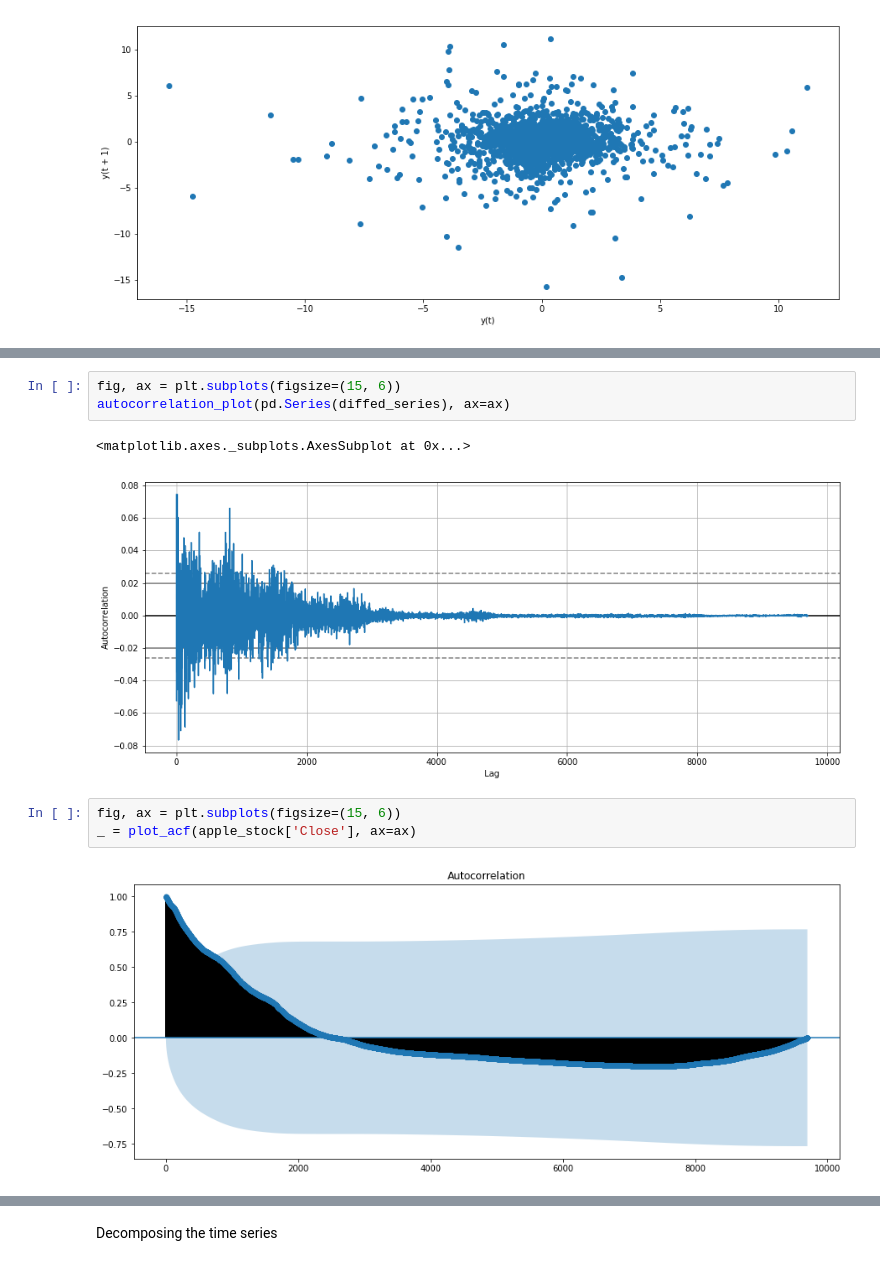
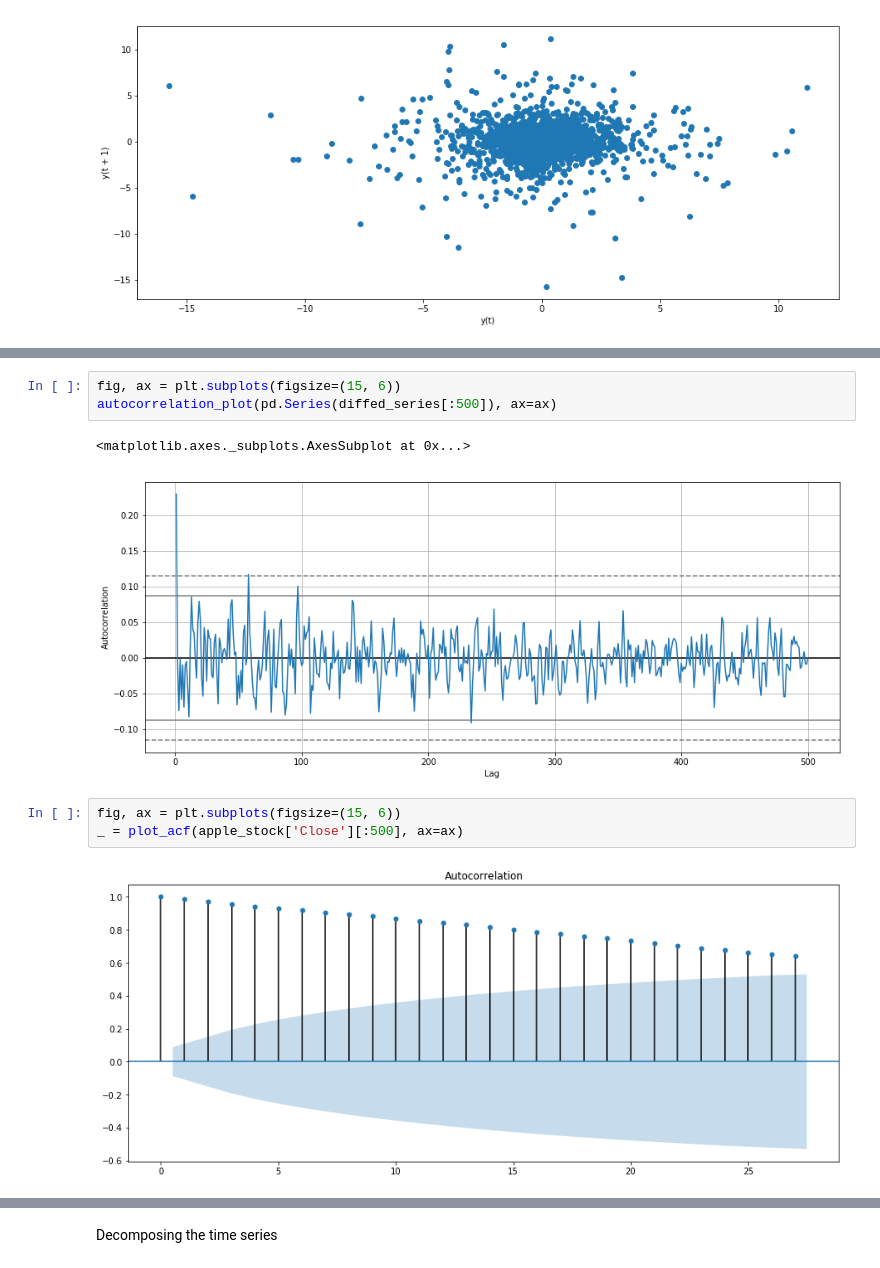
Before and after one commit to jscriptcoder/Capstone-Project-Udacity, a Jupyter notebook: notebooks/stationarity.ipynb, the cells around one changed output, grey strips where cells are left out. Saved outputs shown, nothing was run; the diff lists cells and outputs as text.

```diff
--- a/notebooks/stationarity.ipynb
+++ b/notebooks/stationarity.ipynb
@@ -135,13 +198,13 @@ autocorrelation_plot(apple_stock['Close'], ax=ax)
 # %%
 fig, ax = plt.subplots(figsize=(15, 6))
-autocorrelation_plot(pd.Series(diffed_series), ax=ax)
+autocorrelation_plot(pd.Series(diffed_series[:500]), ax=ax)
 # %% [output]
 <matplotlib.axes._subplots.AxesSubplot at 0x...>
-[figure, old version]
+[figure, new version]
 # %%
 fig, ax = plt.subplots(figsize=(15, 6))
-_ = plot_acf(apple_stock['Close'], ax=ax)
+_ = plot_acf(apple_stock['Close'][:500], ax=ax)
 # %% [output]
-[figure, old version]
+[figure, new version]
 # %%
 fig, ax = plt.subplots(figsize=(15, 6))
```
Also changed, not shown: parts of 22 cells of this notebook, 35 other files.
